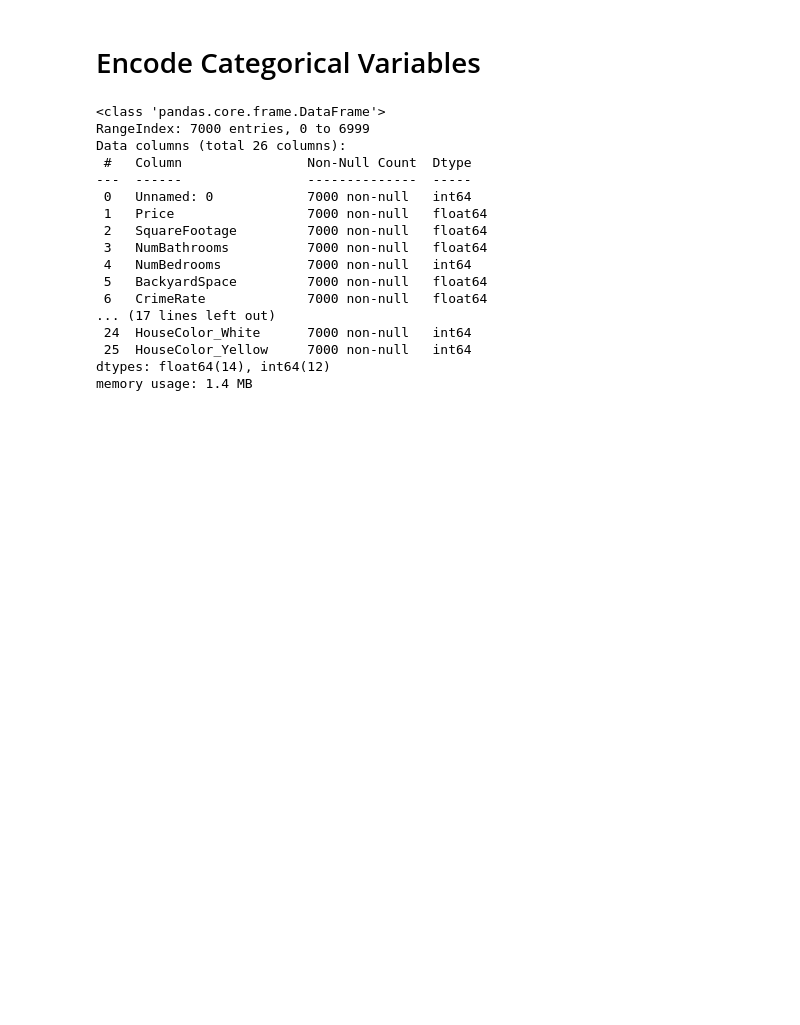
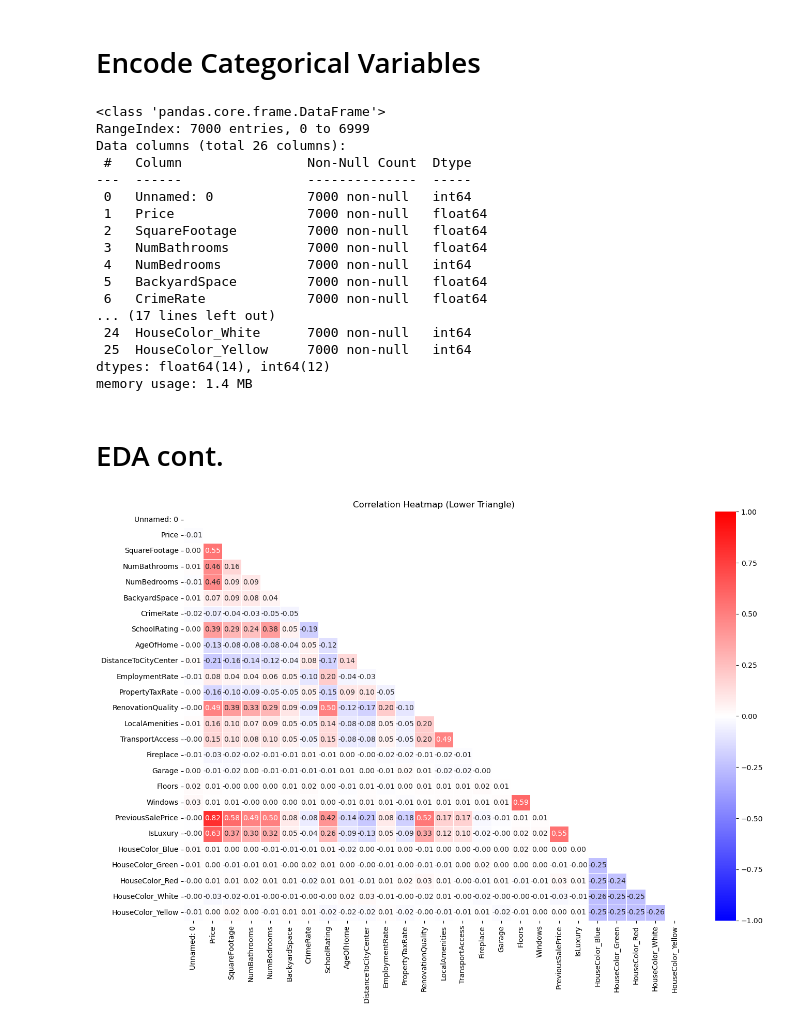
Before and after one commit to mrsimonsen/d606-capstone, a Jupyter notebook: capstone.ipynb, the cells around one changed output. Drawn from its saved outputs; the diff is of its cells as text; code cells hidden in the pictures; blank space fills up the shorter version.

```diff
--- a/capstone.ipynb
+++ b/capstone.ipynb
@@ -173,3 +173,26 @@ Data columns (total 26 columns):
  25  HouseColor_Yellow     7000 non-null   int64
 dtypes: float64(14), int64(12)
 memory usage: 1.4 MB
+# %% [markdown]
+# EDA cont.
+# %%
+#correlation matrix
+matrix = df.corr()
+#mask the upper triangle including diagonal
+mask = np.triu(np.ones_like(matrix, dtype=bool), k=0)
+#create heatmap
+plt.figure(figsize=(14,10))
+sns.heatmap(
+	matrix,
+	mask=mask,
+	annot=True,
+	fmt='.2f',
+	linewidths=.5,
+	vmax=1, center=0, vmin=-1,
+	cmap='bwr'
+)
+plt.title('Correlation Heatmap (Lower Triangle)')
+plt.tight_layout()
+plt.show()
+# %% [output]
+[figure, added]
```
